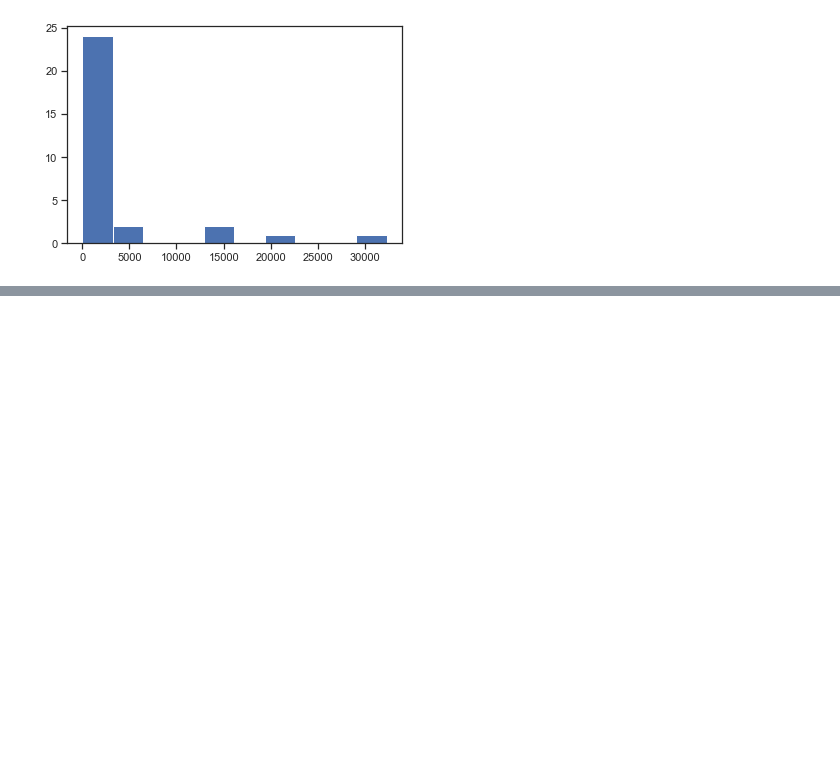
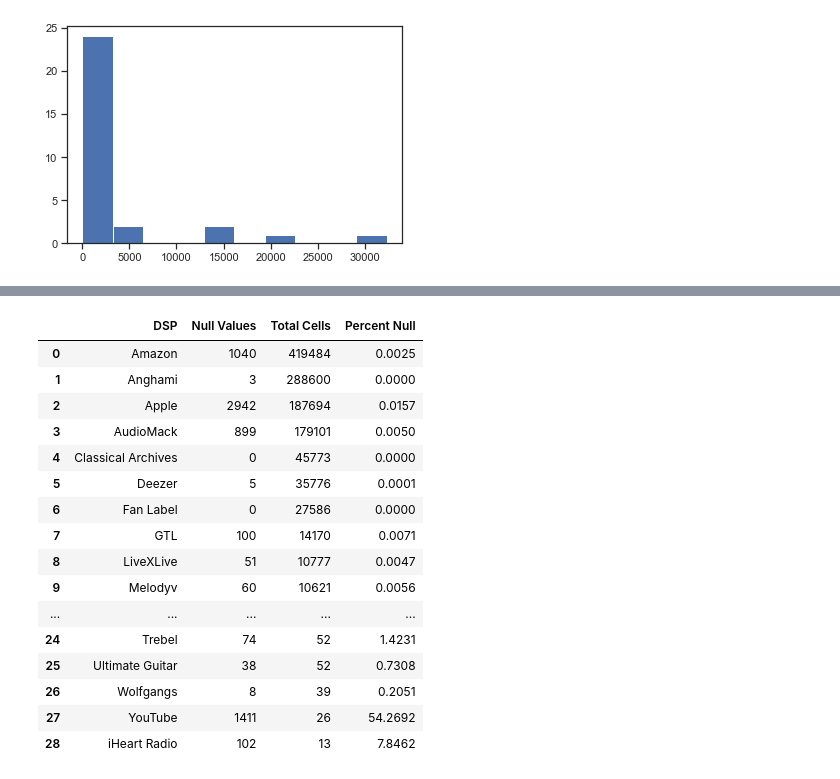
Before and after one commit to LJRollerII/mlc-project-napster, a Jupyter notebook: notebooks/MLC_Project.ipynb, the cells around one changed output, grey strips where cells are left out. Drawn from its saved outputs; the diff is of its cells as text; code cells hidden in the pictures; blank space fills up the shorter version.

Commit message:
Calculated the percentagesgit add MLC_Project.ipynb!

```diff
--- a/notebooks/MLC_Project.ipynb
+++ b/notebooks/MLC_Project.ipynb
@@ -1838,0 +1901,2 @@ plt.show()
+# %%
+total_cells.columns = ['DSP', 'Total Cells']
@@ -1838,0 +1923,2 @@ plt.show()
+# %%
+cell_total = total_cells.sort_values('DSP')
@@ -1838,0 +1945,3 @@ plt.show()
+# %%
+extracted_col = cell_total['Total Cells']
+mlc_null.insert(2,'Total Cells',extracted_col)
@@ -1838,0 +1970,22 @@ plt.show()
+# %%
+mlc_null['Percent Null'] = round(mlc_null['Null Values'] / mlc_null['Total Cells'],4)
+# %%
+mlc_null
+# %% [output]
+|  | DSP | Null Values | Total Cells | Percent Null |
+| 0 | Amazon | 1040 | 419484 | 0.0025 |
+| 1 | Anghami | 3 | 288600 | 0.0000 |
+| 2 | Apple | 2942 | 187694 | 0.0157 |
+| 3 | AudioMack | 899 | 179101 | 0.0050 |
+| 4 | Classical Archives | 0 | 45773 | 0.0000 |
+| 5 | Deezer | 5 | 35776 | 0.0001 |
+| 6 | Fan Label | 0 | 27586 | 0.0000 |
+| 7 | GTL | 100 | 14170 | 0.0071 |
+| 8 | LiveXLive | 51 | 10777 | 0.0047 |
+| 9 | Melodyv | 60 | 10621 | 0.0056 |
+| ... | ... | ... | ... | ... |
+| 24 | Trebel | 74 | 52 | 1.4231 |
+| 25 | Ultimate Guitar | 38 | 52 | 0.7308 |
+| 26 | Wolfgangs | 8 | 39 | 0.2051 |
+| 27 | YouTube | 1411 | 26 | 54.2692 |
+| 28 | iHeart Radio | 102 | 13 | 7.8462 |
```
Also changed, not shown: parts of 41 cells of this notebook.
